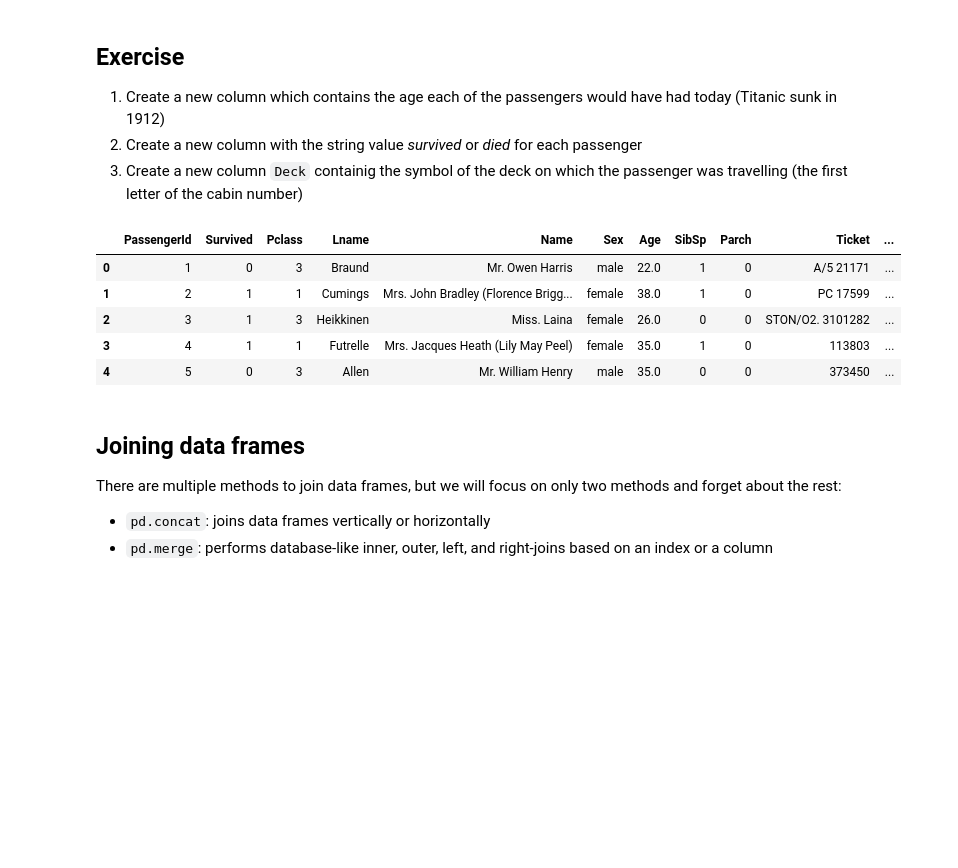
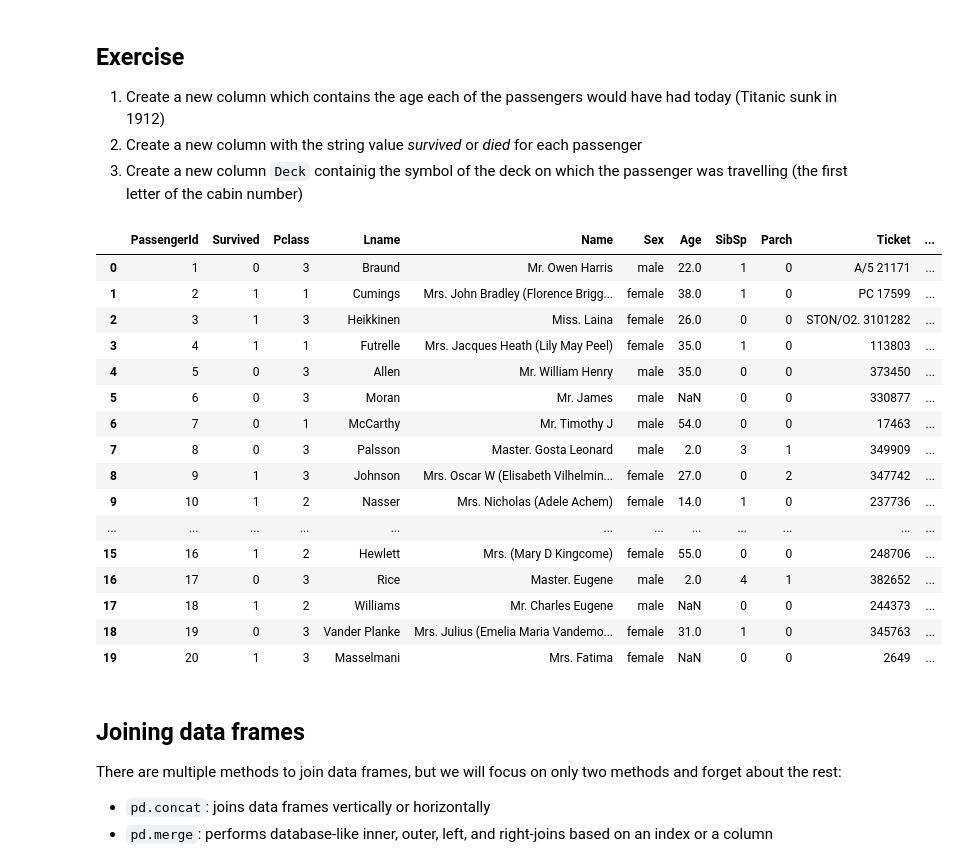
Before and after one commit to Bialkasss/Data-mining, a Jupyter notebook: Intro_ipnybs/dm-pandas.ipynb, the cells around one changed output. Cells and saved outputs as stored; diff of their text form; code cells hidden in the pictures; blank space fills up the shorter version.

```diff
--- a/Intro_ipnybs/dm-pandas.ipynb
+++ b/Intro_ipnybs/dm-pandas.ipynb
@@ -1942,20 +1942,29 @@ Length: 193, dtype: object
 # %%
 #1
 titanic['todays_age'] = titanic.Age.apply(lambda x: 2024 - 1912 + x)
-titanic.head(5)
 #2
 titanic['state'] = titanic.Survived.apply(lambda x: 'survived' if x ==1 else 'died')
-titanic.head(5)
 #3
-titanic['Deck'] = titanic.Cabin.apply(lambda x: x[0])
-titanic.head(5)
+titanic['Deck'] = titanic.Cabin.apply(lambda x: x[0] if type(x) == str else '-')
+display(titanic.head(20))
 # %% [output]
 |  | PassengerId | Survived | Pclass | Lname | Name | Sex | Age | SibSp | Parch | Ticket | ... |
 | 0 | 1 | 0 | 3 | Braund | Mr. Owen Harris | male | 22.0 | 1 | 0 | A/5 21171 | ... |
 | 1 | 2 | 1 | 1 | Cumings | Mrs. John Bradley (Florence Brigg... | female | 38.0 | 1 | 0 | PC 17599 | ... |
 | 2 | 3 | 1 | 3 | Heikkinen | Miss. Laina | female | 26.0 | 0 | 0 | STON/O2. 3101282 | ... |
 | 3 | 4 | 1 | 1 | Futrelle | Mrs. Jacques Heath (Lily May Peel) | female | 35.0 | 1 | 0 | 113803 | ... |
 | 4 | 5 | 0 | 3 | Allen | Mr. William Henry | male | 35.0 | 0 | 0 | 373450 | ... |
+| 5 | 6 | 0 | 3 | Moran | Mr. James | male | NaN | 0 | 0 | 330877 | ... |
+| 6 | 7 | 0 | 1 | McCarthy | Mr. Timothy J | male | 54.0 | 0 | 0 | 17463 | ... |
+| 7 | 8 | 0 | 3 | Palsson | Master. Gosta Leonard | male | 2.0 | 3 | 1 | 349909 | ... |
+| 8 | 9 | 1 | 3 | Johnson | Mrs. Oscar W (Elisabeth Vilhelmin... | female | 27.0 | 0 | 2 | 347742 | ... |
+| 9 | 10 | 1 | 2 | Nasser | Mrs. Nicholas (Adele Achem) | female | 14.0 | 1 | 0 | 237736 | ... |
+| ... | ... | ... | ... | ... | ... | ... | ... | ... | ... | ... | ... |
+| 15 | 16 | 1 | 2 | Hewlett | Mrs. (Mary D Kingcome) | female | 55.0 | 0 | 0 | 248706 | ... |
+| 16 | 17 | 0 | 3 | Rice | Master. Eugene | male | 2.0 | 4 | 1 | 382652 | ... |
+| 17 | 18 | 1 | 2 | Williams | Mr. Charles Eugene | male | NaN | 0 | 0 | 244373 | ... |
+| 18 | 19 | 0 | 3 | Vander Planke | Mrs. Julius (Emelia Maria Vandemo... | female | 31.0 | 1 | 0 | 345763 | ... |
+| 19 | 20 | 1 | 3 | Masselmani | Mrs. Fatima | female | NaN | 0 | 0 | 2649 | ... |
 # %% [markdown]
 ## Joining data frames
 
```
Also changed, not shown: parts of 15 cells of this notebook.
